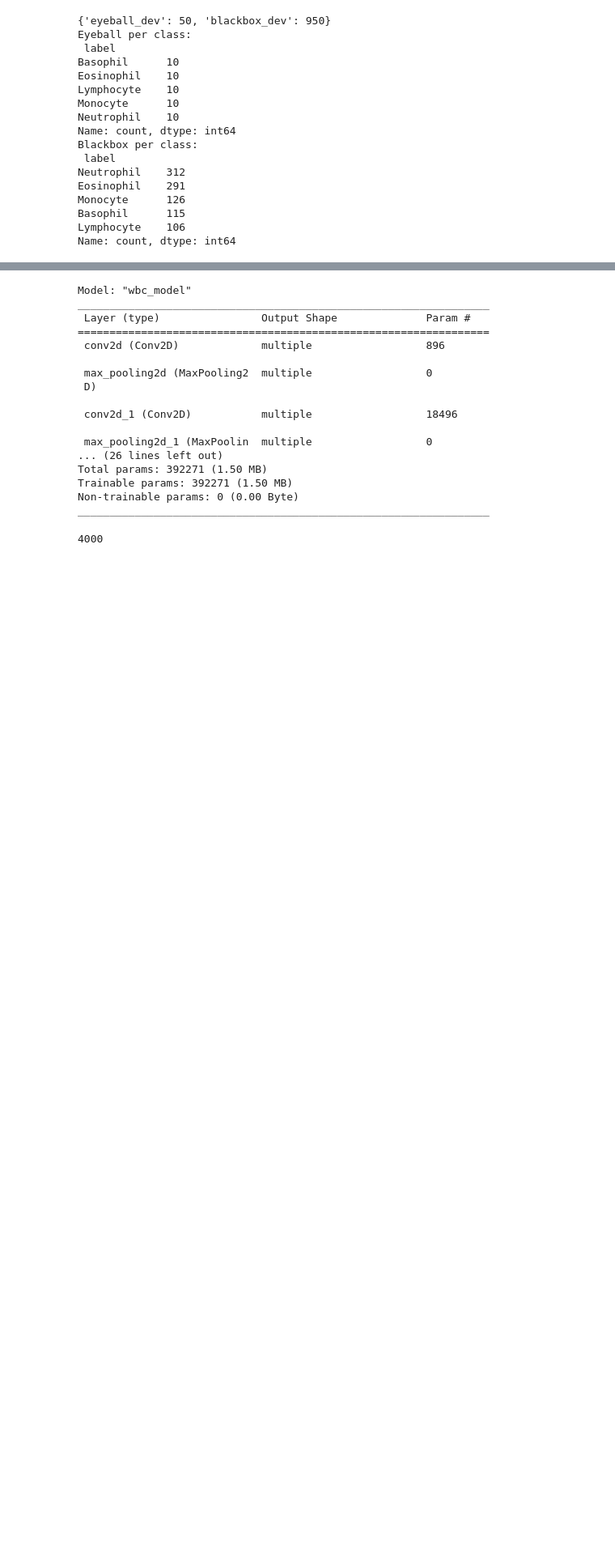
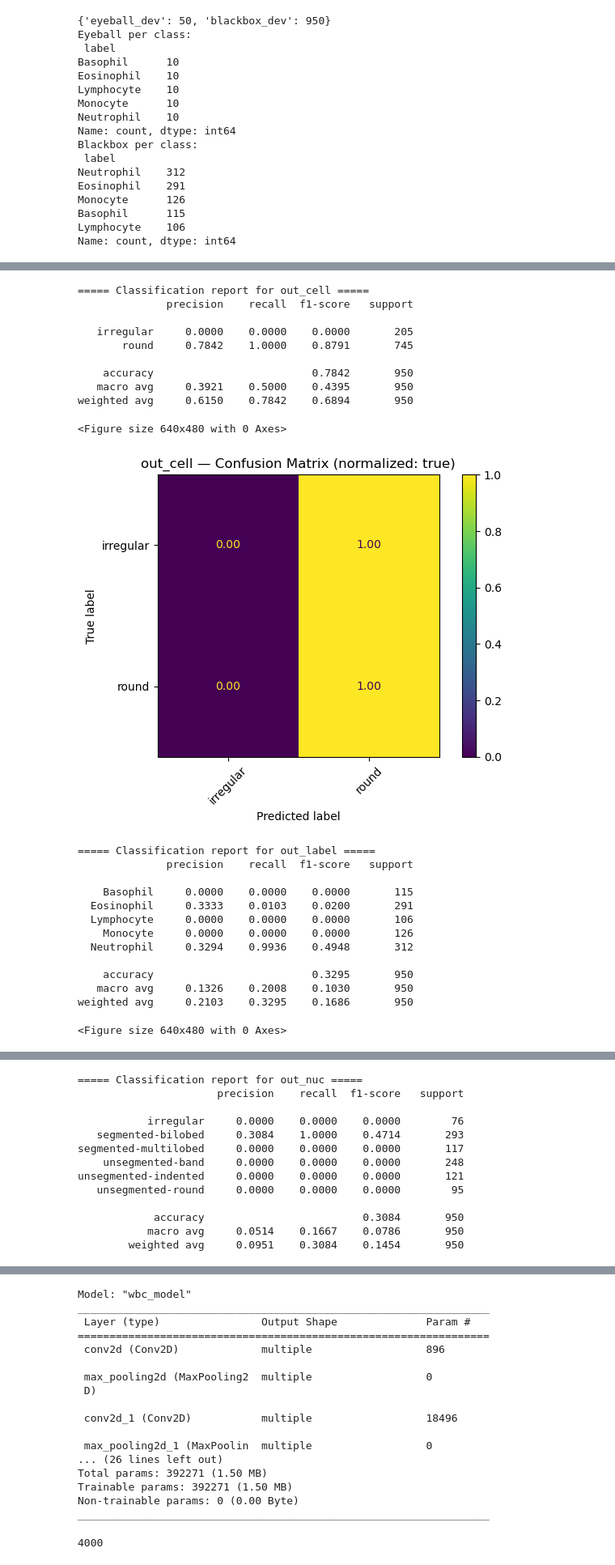
Before and after one commit to sheikhmunim/deep_learning_assign1_wbc, a Jupyter notebook: assignment_1.ipynb, the cells around one changed output, grey strips where cells are left out. Shown at 81% size. Saved outputs shown, nothing was run; the diff lists cells and outputs as text; code cells hidden in the pictures; blank space fills up the shorter version.

```diff
--- a/assignment_1.ipynb
+++ b/assignment_1.ipynb
@@ -462,0 +452,13 @@ blackbox_ds = make_dataset(blackbox_df, shuffle=False, augment=False, repeat=Fal
+# %%
+import numpy as np
+from sklearn.utils.class_weight import compute_class_weight
+
+def cls_weights(y_int, n_classes):
+    classes = np.arange(n_classes)
+    w = compute_class_weight(class_weight="balanced", classes=classes, y=y_int)
+    return w.astype(np.float32)  # numpy array
+
+W_LABEL = cls_weights(train_df['label_idx'].values,             n_label)
+W_CELL  = cls_weights(train_df['cell_shape_idx'].values,        n_cell)
+W_NUC   = cls_weights(train_df['nucleus_shape_idx'].values,     n_nuc)
+W_VAC   = cls_weights(train_df['cytoplasm_vacuole_idx'].values, n_vac)
@@ -563,0 +739,15 @@ out_vac (32, 2)
+# %%
+class_names_map = {
+    'out_label': label_encoder.classes_.tolist(),
+    'out_cell':  cell_encoder.classes_.tolist(),
+    'out_nuc':   nuc_encoder.classes_.tolist(),
+    'out_vac':   vac_encoder.classes_.tolist(),
+}
+
+for name, enc in [('out_label', label_encoder),
+                  ('out_cell',  cell_encoder),
+                  ('out_nuc',   nuc_encoder),
+                  ('out_vac',   vac_encoder)]:
+    print(f"{name} mapping:")
+    for i, cls in enumerate(enc.classes_):
+        print(f"  {i} → {cls}")
@@ -563,0 +871,9 @@ out_vac (32, 2)
+# %%
+evaluate_heads_with_reports(
+    model_base,
+    blackbox_ds,                 # or test_dataset
+    class_names_map=class_names_map,
+    save_dir="./metrics_plots",  # optional: saves PNGs
+    normalize_cm='true'          # 'true'|'pred'|'all' or False
+)
+# %% [output]
@@ -563,0 +882,24 @@ out_vac (32, 2)
+===== Classification report for out_cell =====
+              precision    recall  f1-score   support
+
+   irregular     0.0000    0.0000    0.0000       205
+       round     0.7842    1.0000    0.8791       745
+
+    accuracy                         0.7842       950
+   macro avg     0.3921    0.5000    0.4395       950
+weighted avg     0.6150    0.7842    0.6894       950
+<Figure size 640x480 with 0 Axes>
+[figure, added]
+===== Classification report for out_label =====
+              precision    recall  f1-score   support
+
+    Basophil     0.0000    0.0000    0.0000       115
+  Eosinophil     0.3333    0.0103    0.0200       291
+  Lymphocyte     0.0000    0.0000    0.0000       106
+    Monocyte     0.0000    0.0000    0.0000       126
+  Neutrophil     0.3294    0.9936    0.4948       312
+
+    accuracy                         0.3295       950
+   macro avg     0.1326    0.2008    0.1030       950
+weighted avg     0.2103    0.3295    0.1686       950
+<Figure size 640x480 with 0 Axes>
@@ -563,0 +907,13 @@ out_vac (32, 2)
+===== Classification report for out_nuc =====
+                      precision    recall  f1-score   support
+
+           irregular     0.0000    0.0000    0.0000        76
+   segmented-bilobed     0.3084    1.0000    0.4714       293
+segmented-multilobed     0.0000    0.0000    0.0000       117
+    unsegmented-band     0.0000    0.0000    0.0000       248
+unsegmented-indented     0.0000    0.0000    0.0000       121
+   unsegmented-round     0.0000    0.0000    0.0000        95
+
+            accuracy                         0.3084       950
+           macro avg     0.0514    0.1667    0.0786       950
+        weighted avg     0.0951    0.3084    0.1454       950
```
Also changed, not shown: parts of 42 cells of this notebook.
